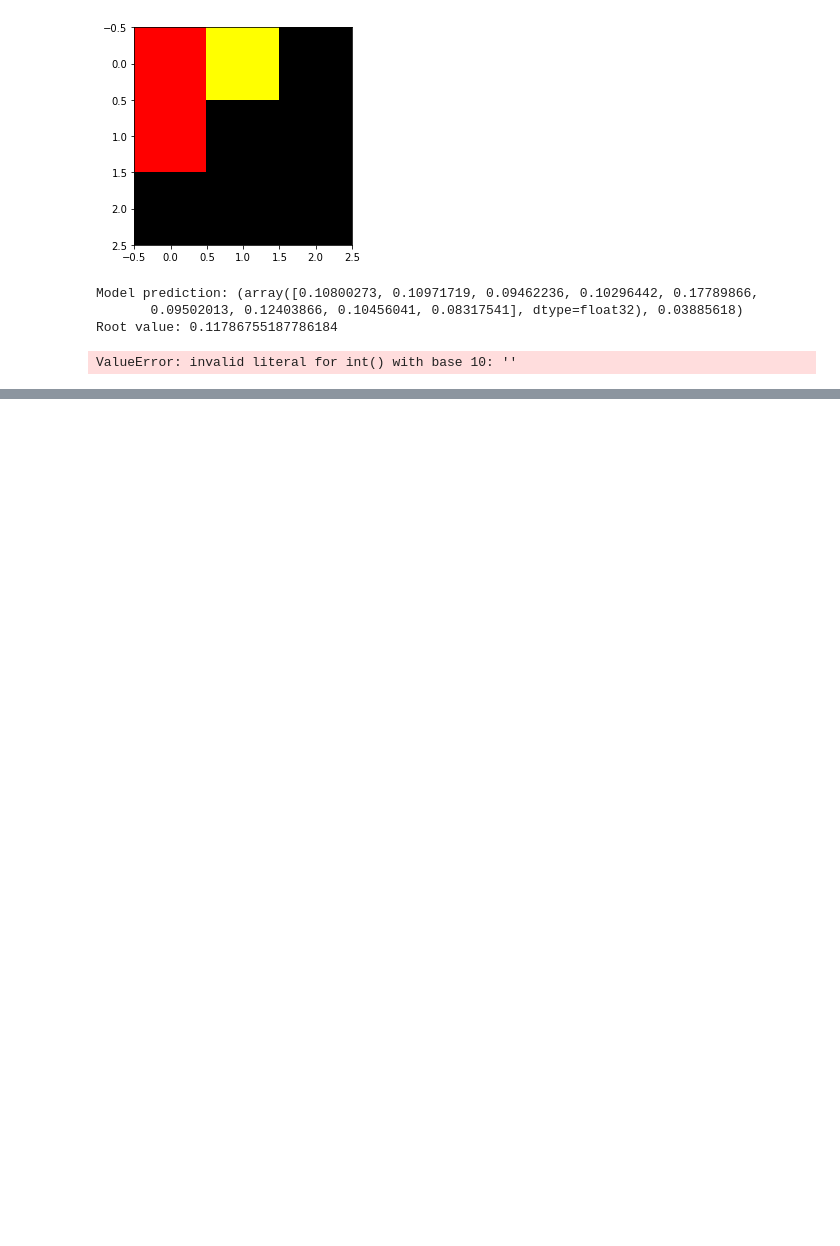
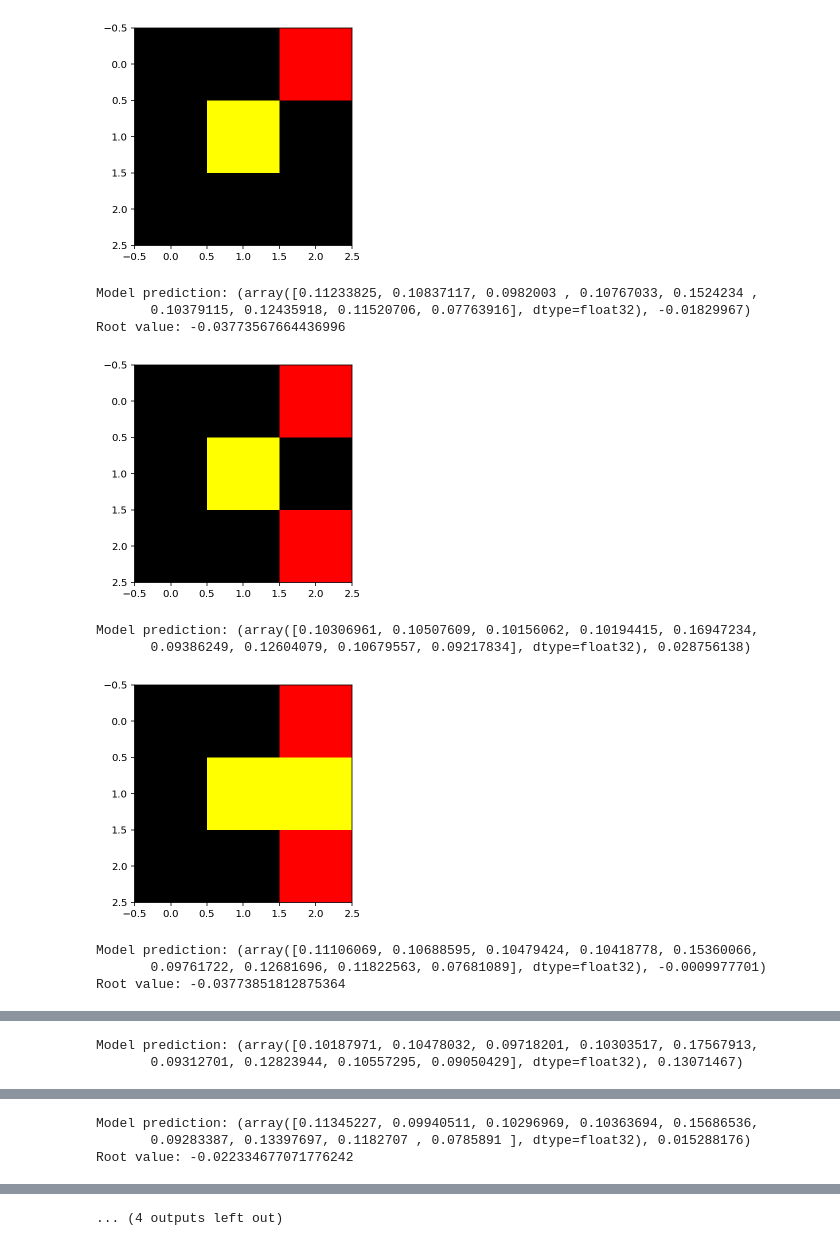
Before and after one commit to gaetanserre/Reinforcement-learning-algorithms, a Jupyter notebook: MCTS/results.ipynb, the cells around one changed output, grey strips where cells are left out. Drawn from its saved outputs; the diff is of its cells as text; code cells hidden in the pictures; blank space fills up the shorter version.

```diff
--- a/MCTS/results.ipynb
+++ b/MCTS/results.ipynb
@@ -58,9 +47,16 @@ model.predict(state)
 # %%
 state = game.get_init_state()
+state = game.get_new_state(state, 2)
 game.play_vs(model, state, 100)
 # %% [output]
-[figure, old version]
+[figure, new version]
-Model prediction: (array([0.10800273, 0.10971719, 0.09462236, 0.10296442, 0.17789866,
-       0.09502013, 0.12403866, 0.10456041, 0.08317541], dtype=float32), 0.03885618)
-Root value: 0.11786755187786184
+Model prediction: (array([0.11233825, 0.10837117, 0.0982003 , 0.10767033, 0.1524234 ,
+       0.10379115, 0.12435918, 0.11520706, 0.07763916], dtype=float32), -0.01829967)
+Root value: -0.03773567664436996
+[figure, added]
-ValueError: invalid literal for int() with base 10: ''
+Model prediction: (array([0.10306961, 0.10507609, 0.10156062, 0.10194415, 0.16947234,
+       0.09386249, 0.12604079, 0.10679557, 0.09217834], dtype=float32), 0.028756138)
+[figure, added]
+Model prediction: (array([0.11106069, 0.10688595, 0.10479424, 0.10418778, 0.15360066,
+       0.09761722, 0.12681696, 0.11822563, 0.07681089], dtype=float32), -0.0009977701)
+Root value: -0.03773851812875364
@@ -66,0 +64,2 @@ ValueError: invalid literal for int() with base 10: ''
+Model prediction: (array([0.10187971, 0.10478032, 0.09718201, 0.10303517, 0.17567913,
+       0.09312701, 0.12823944, 0.10557295, 0.09050429], dtype=float32), 0.13071467)
@@ -66,0 +67,3 @@ ValueError: invalid literal for int() with base 10: ''
+Model prediction: (array([0.11345227, 0.09940511, 0.10296969, 0.10363694, 0.15686536,
+       0.09283387, 0.13397697, 0.1182707 , 0.0785891 ], dtype=float32), 0.015288176)
+Root value: -0.022334677071776242
@@ -66,0 +73 @@ ValueError: invalid literal for int() with base 10: ''
+... (4 outputs left out)
```
Also changed, not shown: parts of 3 cells of this notebook.
